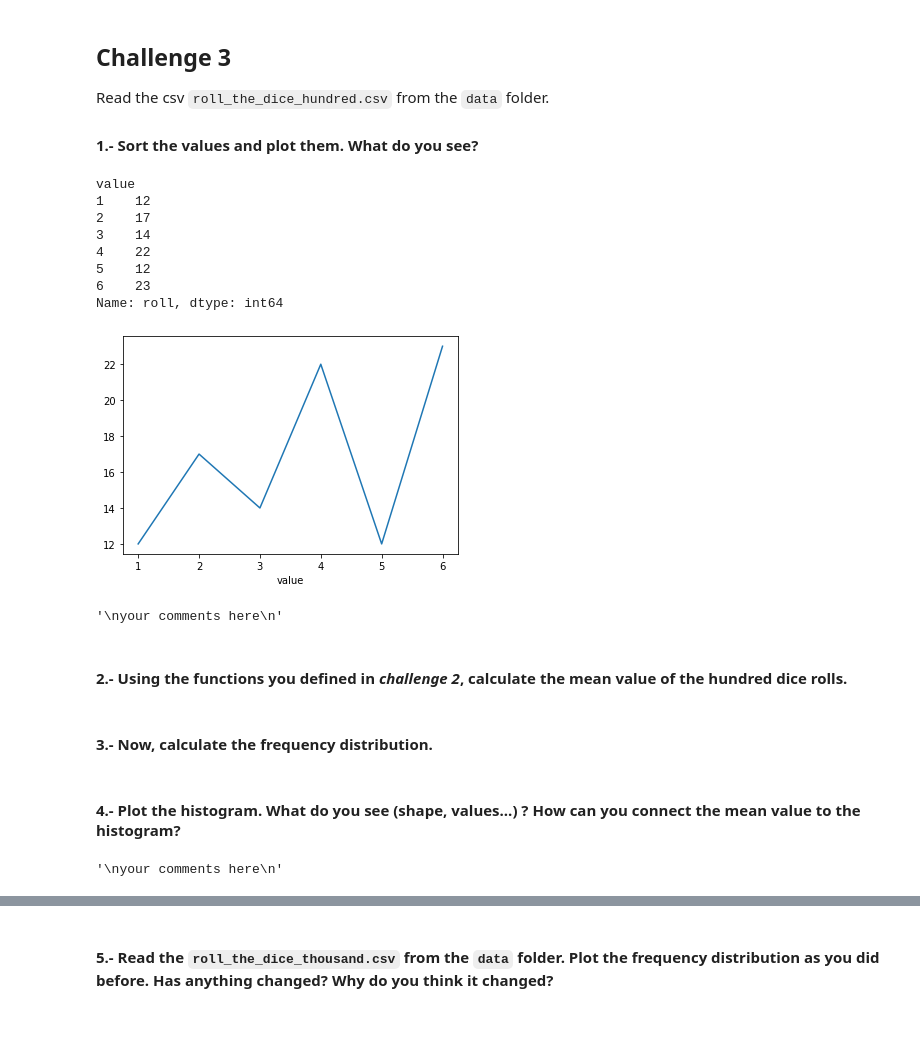
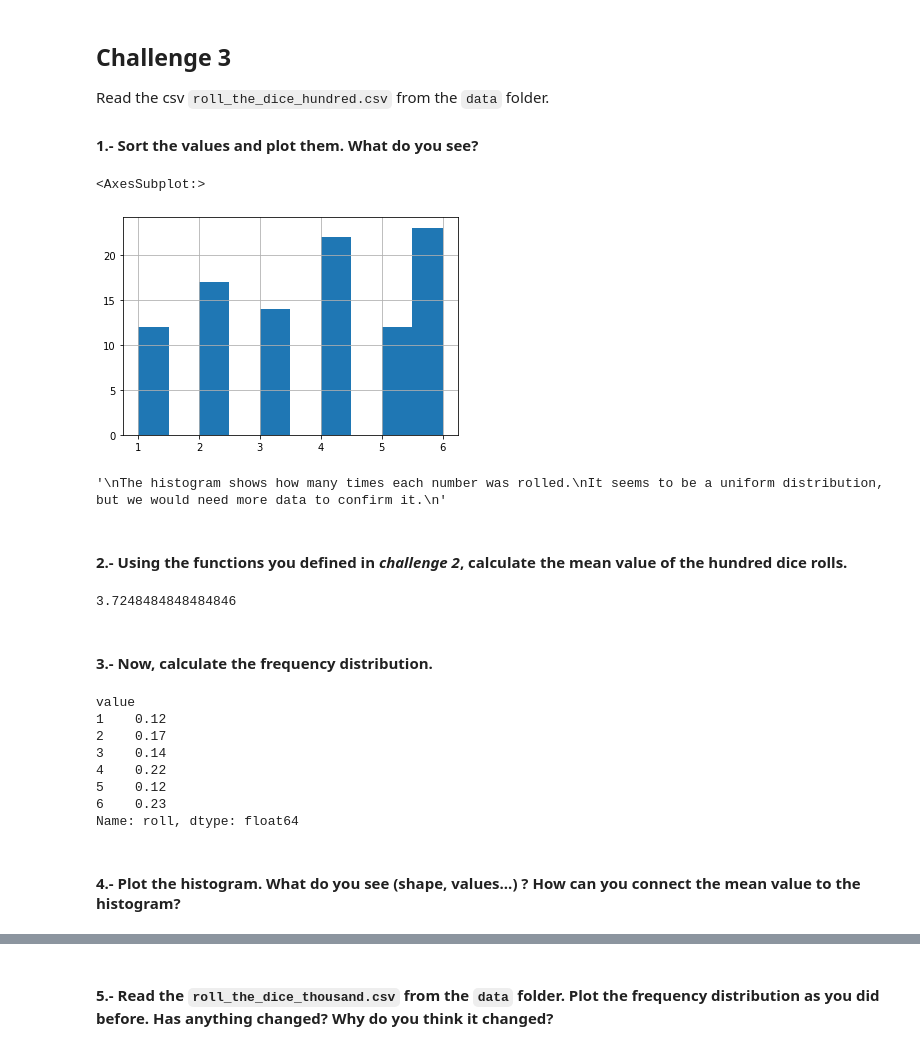
Before and after one commit to JMark1991/lab-understanding-descriptive-stats, a Jupyter notebook: your-code/main.ipynb, the cells around one changed output, grey strips where cells are left out. Cells and saved outputs as stored; diff of their text form; code cells hidden in the pictures; blank space fills up the shorter version.

```diff
--- a/your-code/main.ipynb
+++ b/your-code/main.ipynb
@@ -151,25 +149,16 @@ Read the csv `roll_the_dice_hundred.csv` from the `data` folder.
 # %%
 df = pd.read_csv('../data/roll_the_dice_hundred.csv')
 df.sort_values('value')
-'''
-dist = df.groupby('value')['roll'].count()
-dist.plot(x='roll', y='value')
-'''
+df['value'].hist()
 # %% [output]
-value
-1    12
-2    17
-3    14
-4    22
-5    12
-6    23
-Name: roll, dtype: int64
+<AxesSubplot:>
-[figure, old version]
+[figure, new version]
-# %%
-"""
-your comments here
-"""
-# %% [output]
-'\nyour comments here\n'
+# %%
+"""
+The histogram shows how many times each number was rolled.
+It seems to be a uniform distribution, but we would need more data to confirm it.
+"""
+# %% [output]
+'\nThe histogram shows how many times each number was rolled.\nIt seems to be a uniform distribution, but we would need more data to confirm it.\n'
 # %% [markdown]
 #### 2.- Using the functions you defined in *challenge 2*, calculate the mean value of the hundred dice rolls.
@@ -178,2 +165,9 @@ your comments here
+# %%
+
+df_counts = df.groupby('value').count()
+
+my_mean(df['roll'], df['value'])
+# %% [output]
+3.7248484848484846
 # %% [markdown]
 #### 3.- Now, calculate the frequency distribution.
@@ -182,2 +174,14 @@ your comments here
+# %%
+freq_dist = df_counts['roll'].apply(lambda x : x / sum(df_counts['roll']))
+freq_dist
+# %% [output]
+value
+1    0.12
+2    0.17
+3    0.14
+4    0.22
+5    0.12
+6    0.23
+Name: roll, dtype: float64
 # %% [markdown]
 #### 4.- Plot the histogram. What do you see (shape, values...) ? How can you connect the mean value to the histogram?
@@ -186,6 +187,0 @@ your comments here
-# %%
-"""
-your comments here
-"""
-# %% [output]
-'\nyour comments here\n'
```
Also changed, not shown: parts of 46 cells of this notebook.
